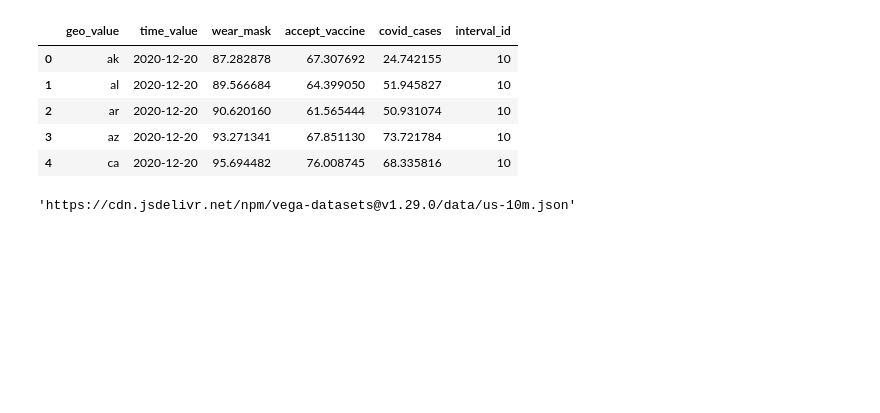
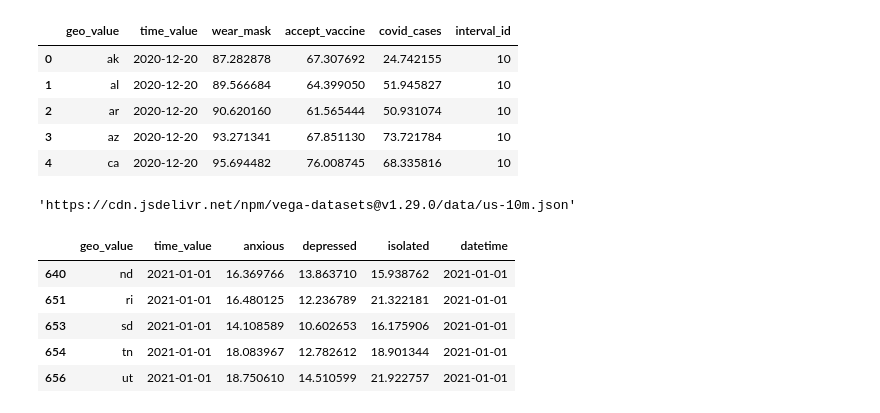
Before and after one commit to CMU-IDS-2021/assignment-2-05839-zixuc-jiajunb, a Jupyter notebook: playground.ipynb, the cells around one changed output. Cells and saved outputs as stored; diff of their text form; code cells hidden in the pictures; blank space fills up the shorter version.

```diff
--- a/playground.ipynb
+++ b/playground.ipynb
@@ -109,0 +131,31 @@ data.us_10m.url
+# %%
+merged_df = load_mental_data()
+# %%
+def preprocess_mental_data():
+    top_states_by_cases_per_1M = ['nd', 'sd', 'ri', 'ut', 'tn']
+    bottom_states_by_cases_per_1M = ['hi', 'vt', 'me', 'or', 'wa']
+
+    tsc = set(top_states_by_cases_per_1M)
+    bsc = set(bottom_states_by_cases_per_1M)
+    top_df = merged_df[merged_df['geo_value'].apply(lambda x: x in tsc)].copy()
+    # top_df = top_df.assign(case_type='top_5')
+    bottom_df = merged_df[merged_df['geo_value'].apply(lambda x: x in bsc)].copy()
+    # bottom_df = bottom_df.assign(case_type='bottom_5')
+    top_df['datetime'] = top_df['time_value'].apply(str2datetime)
+    bottom_df['datetime'] = bottom_df['time_value'].apply(str2datetime)
+    return top_df, bottom_df
+# %%
+top_df, bottom_df = preprocess_mental_data()
+# %%
+d = datetime.date(2021, 1, 1)
+top_df = top_df[top_df['datetime'] == d]
+bottom_df = bottom_df[bottom_df['datetime'] == d]
+# %%
+top_df.head()
+# %% [output]
+|  | geo_value | time_value | anxious | depressed | isolated | datetime |
+| 640 | nd | 2021-01-01 | 16.369766 | 13.863710 | 15.938762 | 2021-01-01 |
+| 651 | ri | 2021-01-01 | 16.480125 | 12.236789 | 21.322181 | 2021-01-01 |
+| 653 | sd | 2021-01-01 | 14.108589 | 10.602653 | 16.175906 | 2021-01-01 |
+| 654 | tn | 2021-01-01 | 18.083967 | 12.782612 | 18.901344 | 2021-01-01 |
+| 656 | ut | 2021-01-01 | 18.750610 | 14.510599 | 21.922757 | 2021-01-01 |
```
Also changed, not shown: parts of 6 cells of this notebook, 5 other files.
